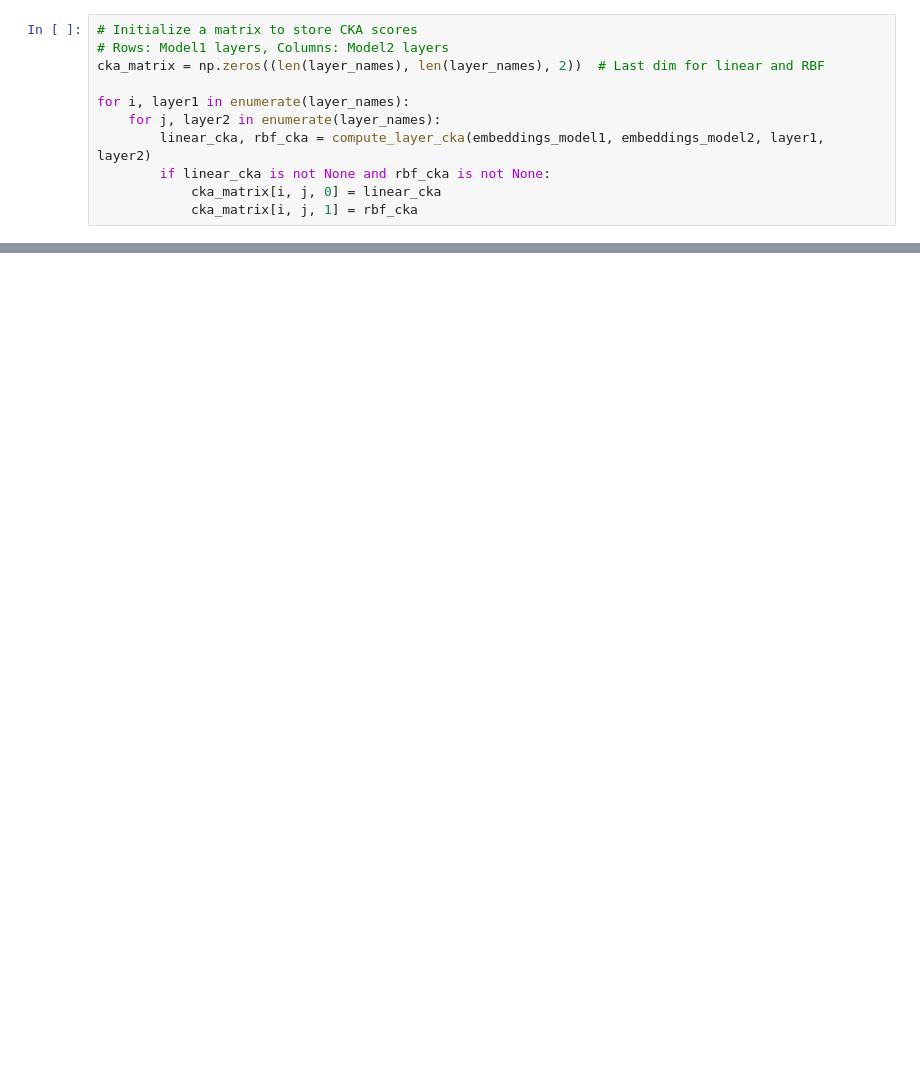
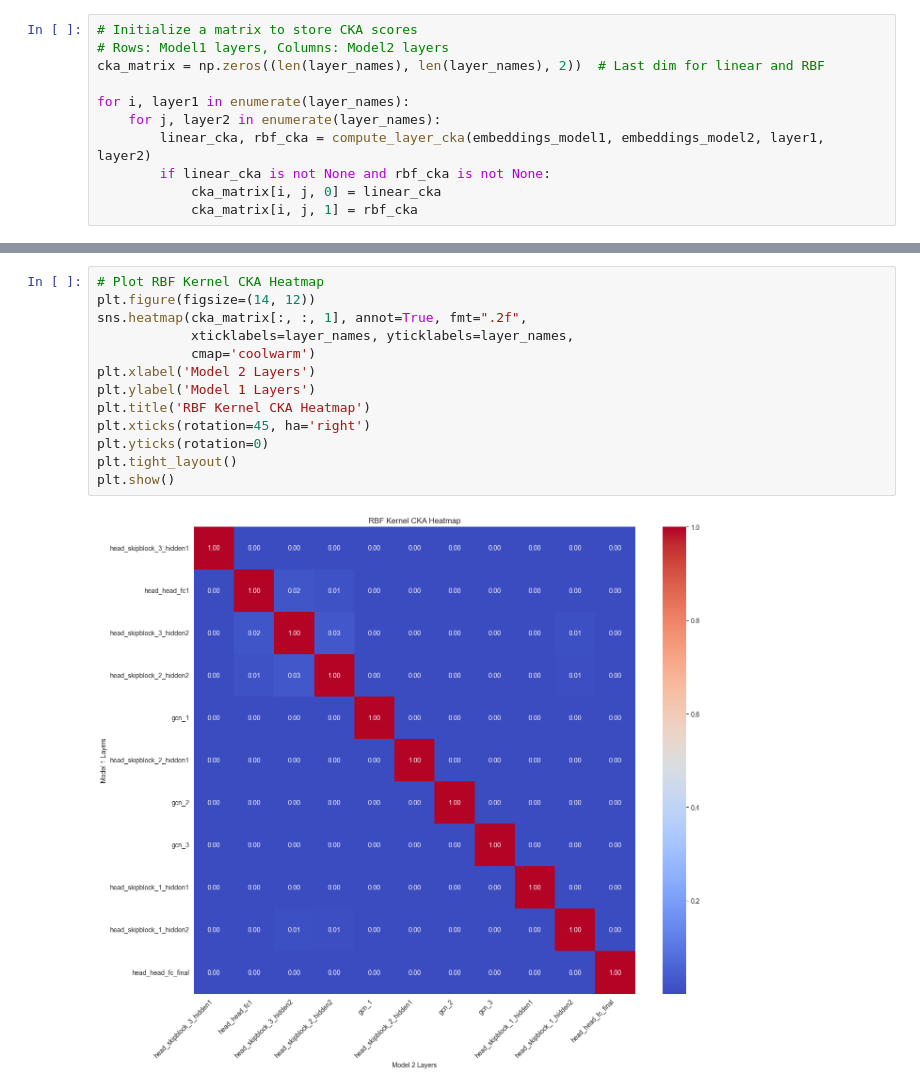
Before and after one commit to Jozefov/PhantoMS, a Jupyter notebook: notebooks/analysis/CKA_Retrieval.ipynb, the cells around one changed output, grey strips where cells are left out. Saved outputs shown, nothing was run; the diff lists cells and outputs as text; blank space fills up the shorter version.

```diff
--- a/notebooks/analysis/CKA_Retrieval.ipynb
+++ b/notebooks/analysis/CKA_Retrieval.ipynb
@@ -267,0 +411,15 @@ UMAP embedding shape: (187, 2)
+# %%
+# Plot RBF Kernel CKA Heatmap
+plt.figure(figsize=(14, 12))
+sns.heatmap(cka_matrix[:, :, 1], annot=True, fmt=".2f",
+            xticklabels=layer_names, yticklabels=layer_names,
+            cmap='coolwarm')
+plt.xlabel('Model 2 Layers')
+plt.ylabel('Model 1 Layers')
+plt.title('RBF Kernel CKA Heatmap')
+plt.xticks(rotation=45, ha='right')
+plt.yticks(rotation=0)
+plt.tight_layout()
+plt.show()
+# %% [output]
+[figure, added]
```
Also changed, not shown: parts of 16 cells of this notebook.
